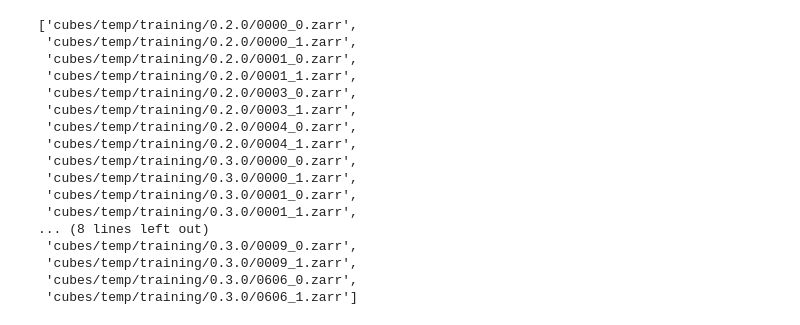
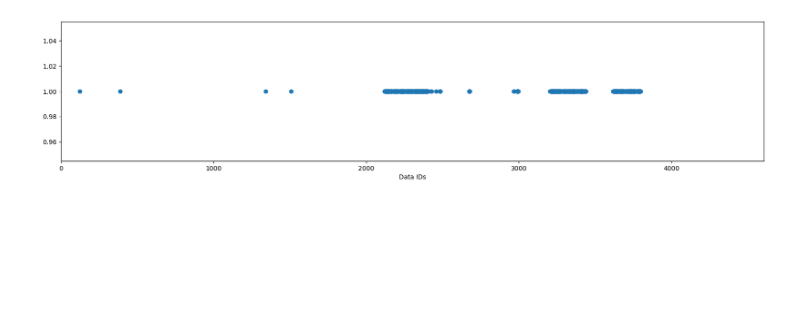
Before and after one commit to Sonicious/DeepFeatures, a Jupyter notebook: cube_generation/testing/clean_s3.ipynb, the cells around one changed output. Drawn from its saved outputs; the diff is of its cells as text; code cells hidden in the pictures; blank space fills up the shorter version.

Commit message:
new update on time axis generation

```diff
--- a/cube_generation/testing/clean_s3.ipynb
+++ b/cube_generation/testing/clean_s3.ipynb
@@ -16,4 +90,5 @@ s3_store = new_data_store(
 # %%
 data_ids = s3_store.list_data_ids()
+data_ids = [data_id for data_id in data_ids if "cubes/temp/training/" in data_id]
 data_ids
 # %% [output]
@@ -36,0 +116,3 @@ data_ids
+# %%
+cube_ids = [data_id.split("/")[-1] for data_id in data_ids]
+cube_ids
@@ -36,0 +137,3 @@ data_ids
+# %%
+not_done = [f"{i:04d}_{j}.zarr" for i in range(4606) for j in range(2) if f"{i:04d}_{j}.zarr" not in cube_ids]
+not_done
@@ -36,0 +158,4 @@ data_ids
+# %%
+not_done_idx = [int(data_id.split("_")[0]) for data_id in not_done]
+not_done_idx = np.unique(not_done_idx)
+not_done_idx
@@ -37,21 +194,30 @@ data_ids
+# %%
+plt.figure(figsize=(20, 4))
+plt.scatter(not_done_idx, np.ones(len(not_done_idx)))
+plt.xlabel("Data IDs")
+plt.xlim([0, 4606])
+plt.show()
+# %% [output]
+[figure, added]
 # %%
-data_ids_mod = [data_id for data_id in data_ids if 'cubes/temp/training/' in data_id]
-data_ids_mod
+with open("data_ids_timeslice_nan.txt", "w") as f:
+    for data_id in data_ids:
+        LOG.info(f"Checking {data_id}")
+        ds = s3_store.open_data(data_id)
+        found_nan = False
+        for key in ds.keys():
+            if key in ["solar_angle", "viewing_angle"]:
+                continue
+            for i in range(0, ds.sizes["time"], 10):
+                array = ds[key].isel(time=i).values.ravel()
+                null_size = np.isnan(array).sum()
+                perc = (null_size / array.size) * 100
+                if perc > 99:
+                    LOG.warning(
+                        f"Data variable {key} has {perc:.3f}% nan values for time slice {i}."
+                    )
+                    f.write(f"{data_id}\n")
+                    found_nan = True
+                    break
+            if found_nan:
+                break
-# %% [output]
-['cubes/temp/training/0.2.0/0000_0.zarr',
- 'cubes/temp/training/0.2.0/0000_1.zarr',
- 'cubes/temp/training/0.2.0/0001_0.zarr',
- 'cubes/temp/training/0.2.0/0001_1.zarr',
- 'cubes/temp/training/0.2.0/0003_0.zarr',
- 'cubes/temp/training/0.2.0/0003_1.zarr',
- 'cubes/temp/training/0.2.0/0004_0.zarr',
- 'cubes/temp/training/0.2.0/0004_1.zarr',
- 'cubes/temp/training/0.3.0/0000_0.zarr',
- 'cubes/temp/training/0.3.0/0000_1.zarr',
- 'cubes/temp/training/0.3.0/0001_0.zarr',
- 'cubes/temp/training/0.3.0/0001_1.zarr',
-... (8 lines left out)
- 'cubes/temp/training/0.3.0/0009_0.zarr',
- 'cubes/temp/training/0.3.0/0009_1.zarr',
- 'cubes/temp/training/0.3.0/0606_0.zarr',
- 'cubes/temp/training/0.3.0/0606_1.zarr']
```
Also changed, not shown: parts of 19 cells of this notebook, 7 other files.
